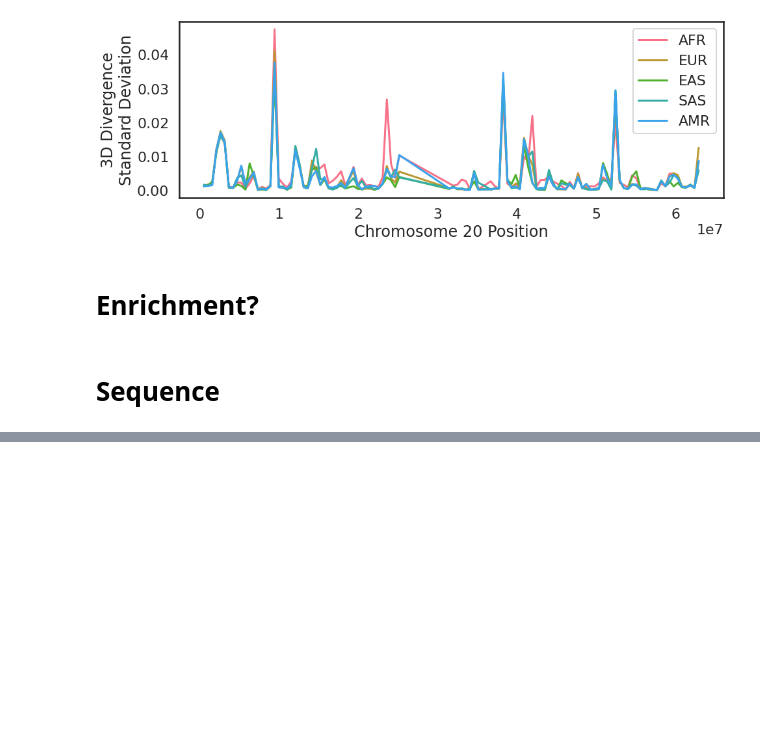
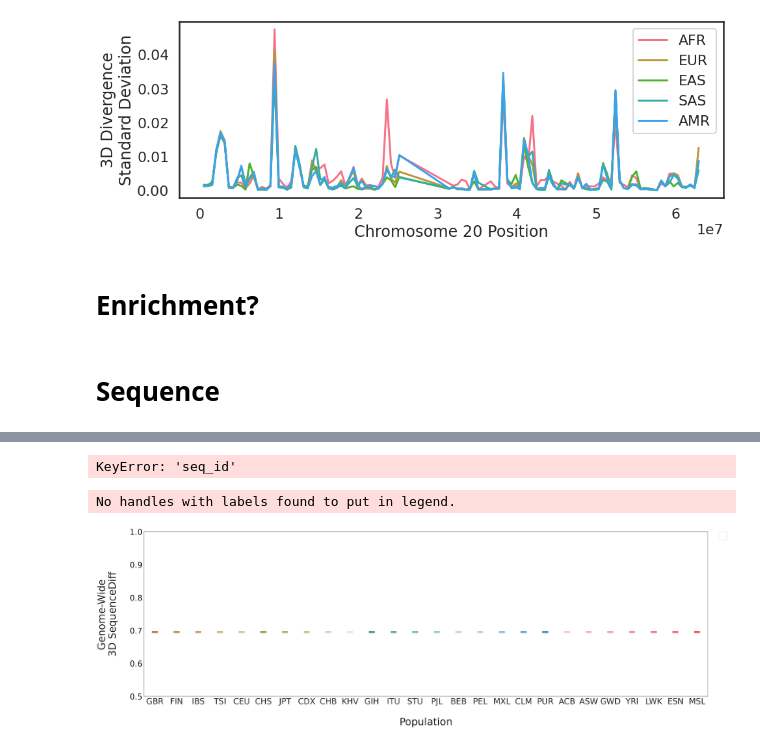
Before and after one commit to erin-n-gilbertson/3DGenome-diversity, a Jupyter notebook: activeNotebooks/AncestralPairAnalysis_new.ipynb, the cells around one changed output, grey strips where cells are left out. Saved outputs shown, nothing was run; the diff lists cells and outputs as text; code cells hidden in the pictures; blank space fills up the shorter version.

```diff
--- a/activeNotebooks/AncestralPairAnalysis_new.ipynb
+++ b/activeNotebooks/AncestralPairAnalysis_new.ipynb
@@ -745,6 +746,8 @@ if base != 'hg38_reference':
     base_df = comp_list[comp_list.ancestor==base].set_index('1KG')
 else:
     base_df = comp_list.set_index('1KG')
+# %%
+base_df = anc[['ancestor']]
 # %%
 comp_dict_seq = {}
 print('first for')
@@ -792,7 +795,9 @@ base_df['sex'] = new[2]
 base_df['id'] = new[3]
 
 genome_wide = base_df.drop(columns=['temp'])
-genome_wide[genome_wide.seq_id != '']
+genome_wide = genome_wide[genome_wide.seq_id != '']
+genome_wide.seq_id = genome_wide.seq_id.astype('float')
+
 seq_id.columns = seq_id.columns.str.split('_', expand=True)
 # %% [output]
 first for
@@ -863,0 +857,49 @@ seq_id
+# %%
+df['seq_diff'] = 1-df['seq_id']
+# %% [output]
+KeyError: 'seq_id'
+# %%
+df = genome_wide
+sup_order = df.groupby(by=["super_pop"])["seq_diff"].mean().sort_values().index
+sub_order = df.groupby(by=["sub_pop"])["seq_diff"].mean().sort_values().index
+
+sup_mapping = pd.DataFrame({
+'super': sup_order,
+})
+sup_mapping = sup_mapping.reset_index().set_index('super')
+
+sub_mapping = pd.DataFrame({
+    'sub': sub_order,
+})
+sub_mapping = sub_mapping.reset_index().set_index('sub')
+
+df['super_rank'] = df['super_pop'].map(sup_mapping['index'])
+df['sub_rank'] = df['sub_pop'].map(sub_mapping['index'])
+
+my_order = df.sort_values(['super_rank','sub_rank'])
+
+my_order = my_order['sub_pop'].drop_duplicates().values
+
+amr_pal = sns.diverging_palette(50,230, s=82, l=58, n=10)[-4:]
+eur_pal = sns.diverging_palette(50,230, s=82, l=58, n=15)[:5]
+afr_pal = sns.diverging_palette(50,369, s=82, l=58, n=17)[-7:]
+sas_pal = sns.diverging_palette(190,369, s=82, l=58, n=12)[:5]
+eas_pal = sns.diverging_palette(110,105, s=75, l=65, n=10)[:5]
+
+#my_pal = eur_pal + amr_pal + eas_pal + sas_pal + afr_pal
+my_pal = eur_pal + eas_pal + sas_pal + amr_pal + afr_pal
+
+sns.set(font_scale=4, context = 'poster', style='white')
+plt.figure(figsize=(100,30))
+sns.stripplot(x='sub_pop', y='seq_diff', data=df, dodge=False,s=20,
+                palette=my_pal,
+                order = my_order)
+plt.ylim(0.5,1)
+plt.xlabel('\nPopulation', fontsize=100)
+plt.ylabel('Genome-Wide\n3D SequenceDiff\n', fontsize=100)
+plt.legend(bbox_to_anchor=(1.02, 1), loc='upper left', borderaxespad=0, fontsize=100)
+plt.tick_params(axis='both', which='major', labelsize=80)
+# #plt.savefig('fig2.svg', format='svg')
+# %% [output]
+No handles with labels found to put in legend.
+[figure, added]
```
Also changed, not shown: parts of 17 cells of this notebook, 2 other files.
